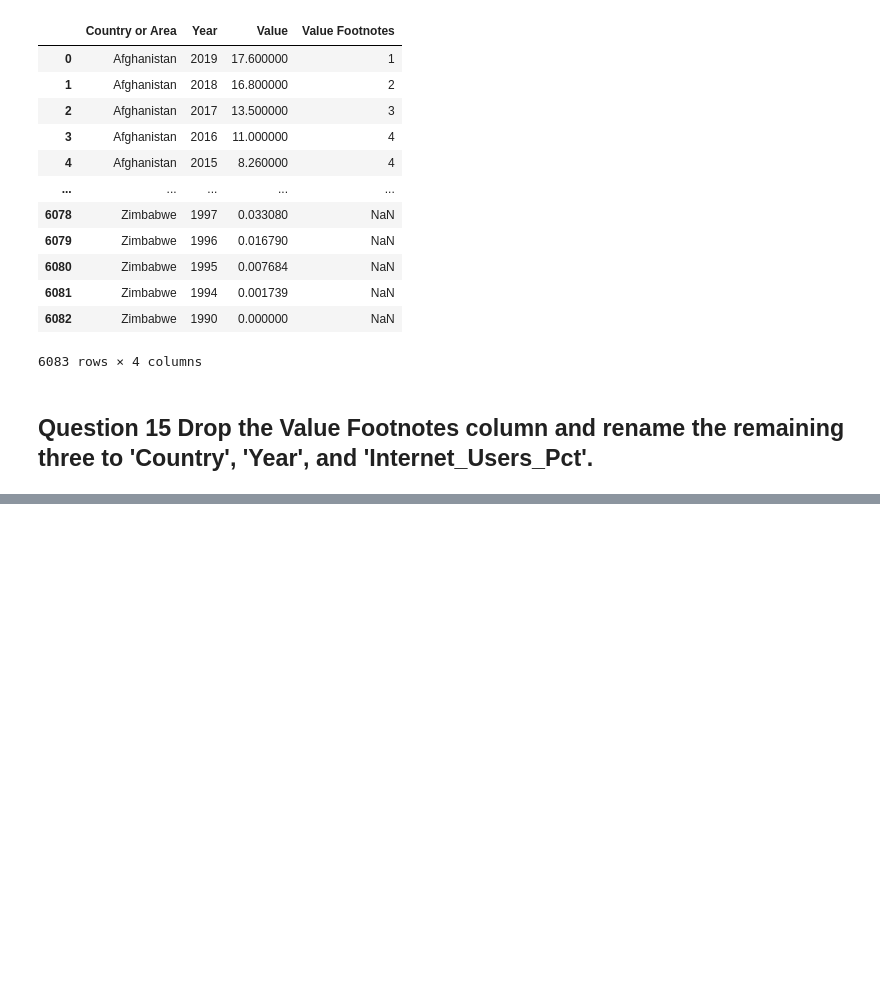
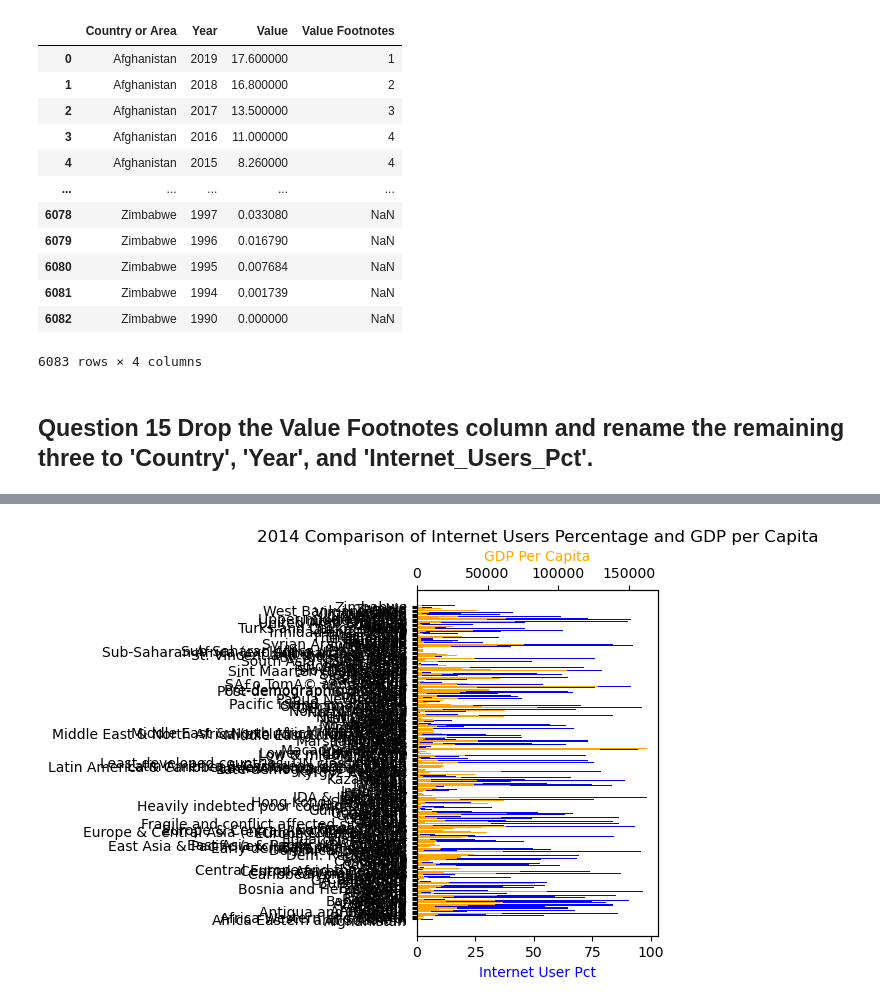
Before and after one commit to BrittanyRussell-15/un-exploration-PythonBrittanyRussell-15, a Jupyter notebook: notebooks/BrittanyRussellUndataProject1.ipynb, the cells around one changed output, grey strips where cells are left out. Drawn from its saved outputs; the diff is of its cells as text; code cells hidden in the pictures; blank space fills up the shorter version.

```diff
--- a/notebooks/BrittanyRussellUndataProject1.ipynb
+++ b/notebooks/BrittanyRussellUndataProject1.ipynb
@@ -399,0 +684,3 @@ internet_df.columns=[ 'Country', 'Year', 'Internet_Users_Pct']
+# %%
+gdp_and_internet_use_2014 = gdp_and_internet_use.loc[gdp_and_internet_use['Year'] == 2014]
+gdp_and_internet_use_2014
@@ -399,0 +703,16 @@ internet_df.columns=[ 'Country', 'Year', 'Internet_Users_Pct']
+# %%
+fig, ax1 = plt.subplots()
+ax1.barh(gdp_and_internet_use_2014.Country, gdp_and_internet_use_2014.Internet_Users_Pct, color='blue')
+ax1.set_xlabel('Internet User Pct', color='blue')
+
+ax2 = ax1.twiny()
+ax2.barh(gdp_and_internet_use_2014.Country, gdp_and_internet_use_2014.GDP_Per_Capita, color='orange')
+ax2.set_xlabel('GDP Per Capita', color='orange')
+
+
+#fig.legend(loc='upper center', bbox_to_anchor=(0.5, 1.1), ncol=2)
+plt.title('2014 Comparison of Internet Users Percentage and GDP per Capita')
+plt.tight_layout()
+plt.show()
+# %% [output]
+[figure, added]
```
Also changed, not shown: parts of 52 cells of this notebook.
